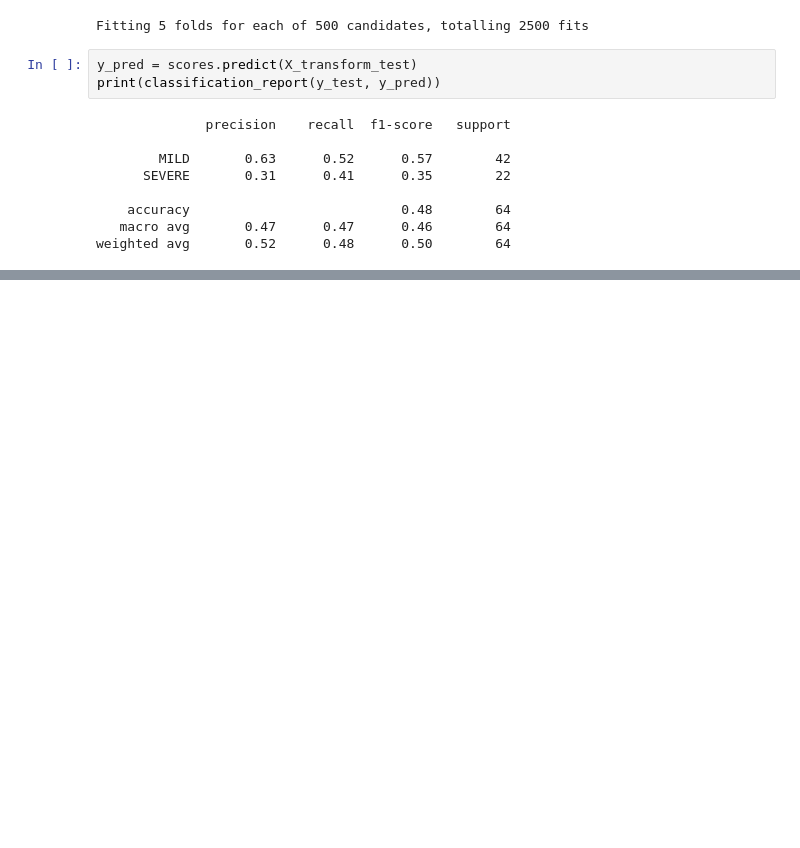
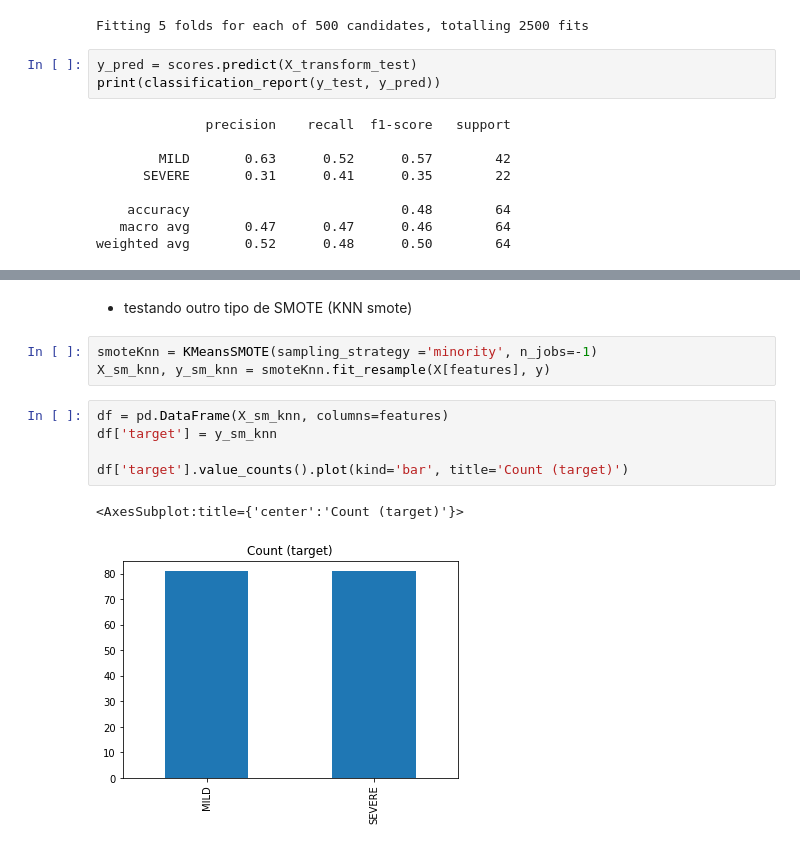
Before and after one commit to LCLazari/MAC5832_prognostico_covid, a Jupyter notebook: 3-model-lgbm-optuna-randomsearch.ipynb, the cells around one changed output, grey strips where cells are left out. Cells and saved outputs as stored; diff of their text form; blank space fills up the shorter version.

```diff
--- a/3-model-lgbm-optuna-randomsearch.ipynb
+++ b/3-model-lgbm-optuna-randomsearch.ipynb
@@ -785,0 +1073,13 @@ weighted avg       0.52      0.48      0.50        64
+# %% [markdown]
+* testando outro tipo de SMOTE (KNN smote)
+# %%
+smoteKnn = KMeansSMOTE(sampling_strategy ='minority', n_jobs=-1)
+X_sm_knn, y_sm_knn = smoteKnn.fit_resample(X[features], y)
+# %%
+df = pd.DataFrame(X_sm_knn, columns=features)
+df['target'] = y_sm_knn
+
+df['target'].value_counts().plot(kind='bar', title='Count (target)')
+# %% [output]
+<AxesSubplot:title={'center':'Count (target)'}>
+[figure, added]
```
Also changed, not shown: parts of 71 cells of this notebook.
